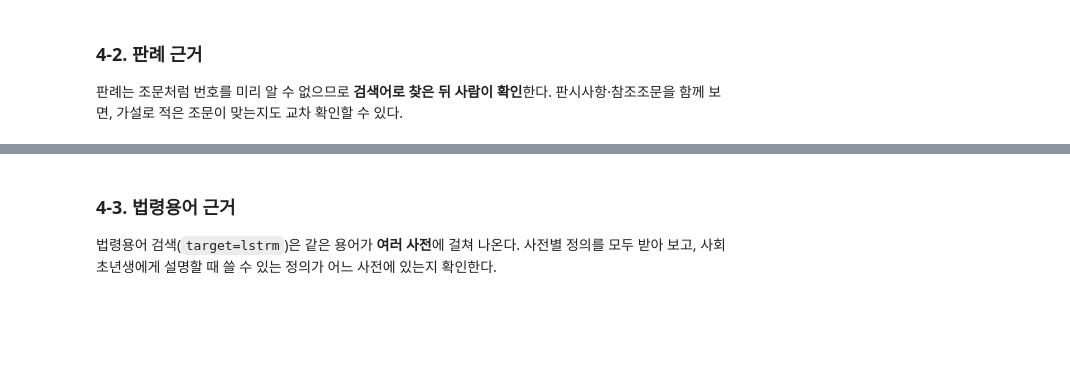
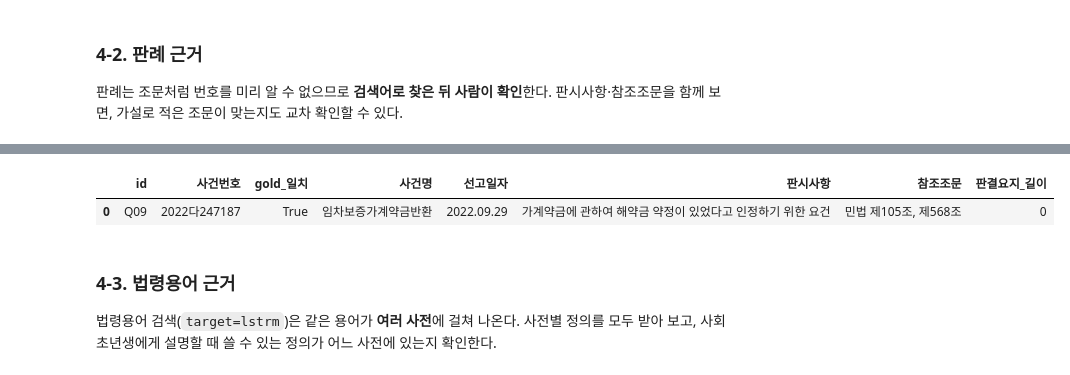
Before and after one commit to bigmooon/aigo-ai, a Jupyter notebook: notebooks/redesign/01_eval_set.ipynb, the cells around one changed output, grey strips where cells are left out. Cells and saved outputs as stored; diff of their text form; code cells hidden in the pictures; blank space fills up the shorter version.

```diff
--- a/notebooks/redesign/01_eval_set.ipynb
+++ b/notebooks/redesign/01_eval_set.ipynb
@@ -744,3 +297,37 @@ prec_df
+# %%
+prec_rows = []
+for it in items:
+  for src in it["gold_sources"]:
+    if src["type"] != "prec":
+      continue
+    res = law_api(SEARCH_URL, target="prec", query=src["query"], display=20)["PrecSearch"]
+    for p in as_list(res.get("prec")):
+      detail = law_api(SERVICE_URL, target="prec", ID=p["판례일련번호"])["PrecService"]
+      clean = lambda s: re.sub(r"<br\s*/?>", " ", s or "").strip()
+      prec_rows.append(
+        {
+          "id": it["id"],
+          "사건번호": p["사건번호"],
+          "gold_일치": p["사건번호"] == src.get("case_no"),
+          "사건명": p["사건명"],
+          "선고일자": p["선고일자"],
+          "판시사항": clean(detail.get("판시사항")),
+          "참조조문": clean(detail.get("참조조문")),
+          "판결요지_길이": len(clean(detail.get("판결요지"))),
+        }
+      )
+      gold_texts[f"판례|{p['사건번호']}"] = {
+        "사건번호": p["사건번호"],
+        "사건명": p["사건명"],
+        "판시사항": clean(detail.get("판시사항")),
+        "참조조문": clean(detail.get("참조조문")),
+      }
+
+prec_df = pd.DataFrame(prec_rows)
+prec_df
+# %% [output]
+|  | id | 사건번호 | gold_일치 | 사건명 | 선고일자 | 판시사항 | 참조조문 | 판결요지_길이 |
+| 0 | Q09 | 2022다247187 | True | 임차보증가계약금반환 | 2022.09.29 | 가계약금에 관하여 해약금 약정이 있었다고 인정하기 위한 요건 | 민법 제105조, 제568조 | 0 |
 # %% [markdown]
 ### 4-3. 법령용어 근거
 
```
Also changed, not shown: parts of 42 cells of this notebook, 20 other files.
